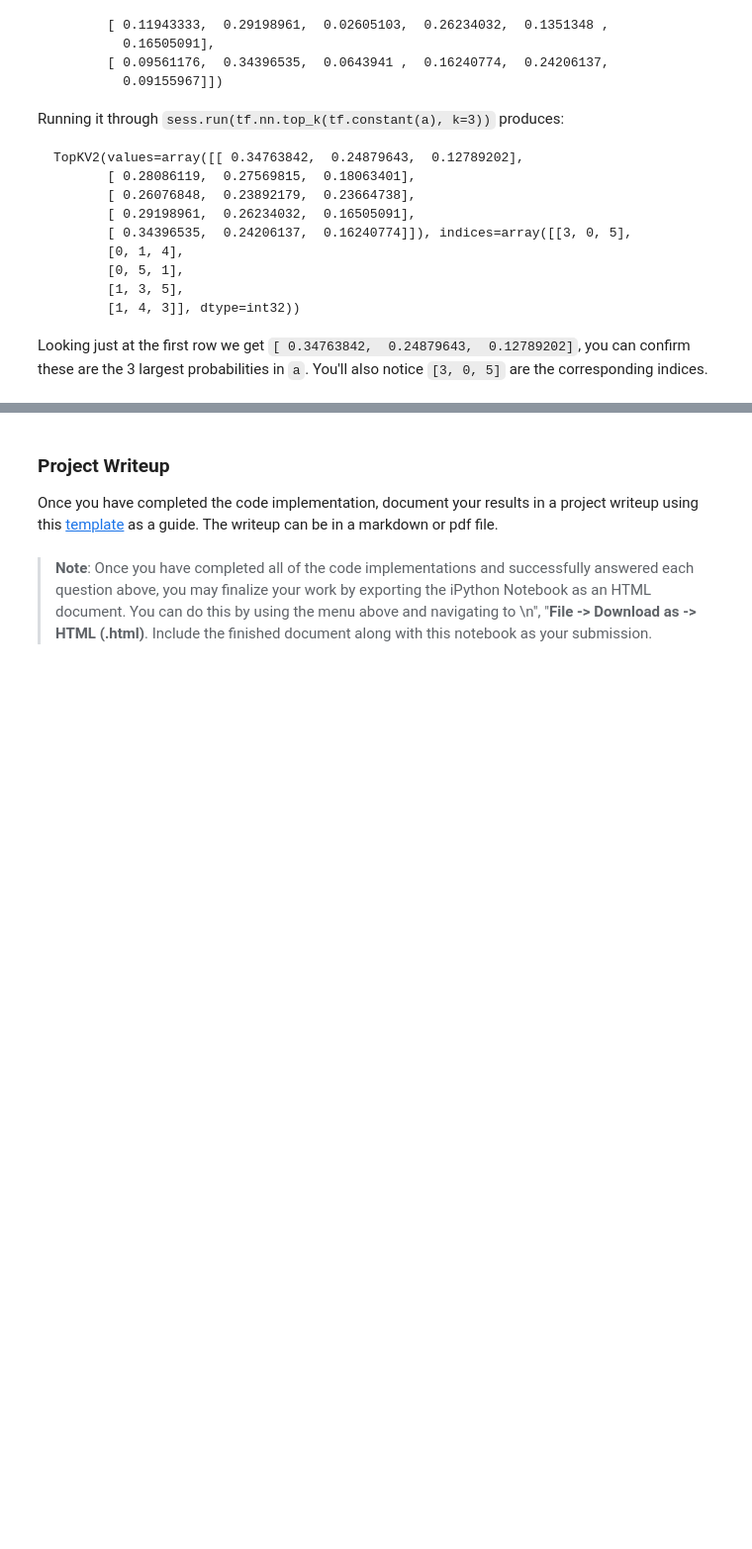
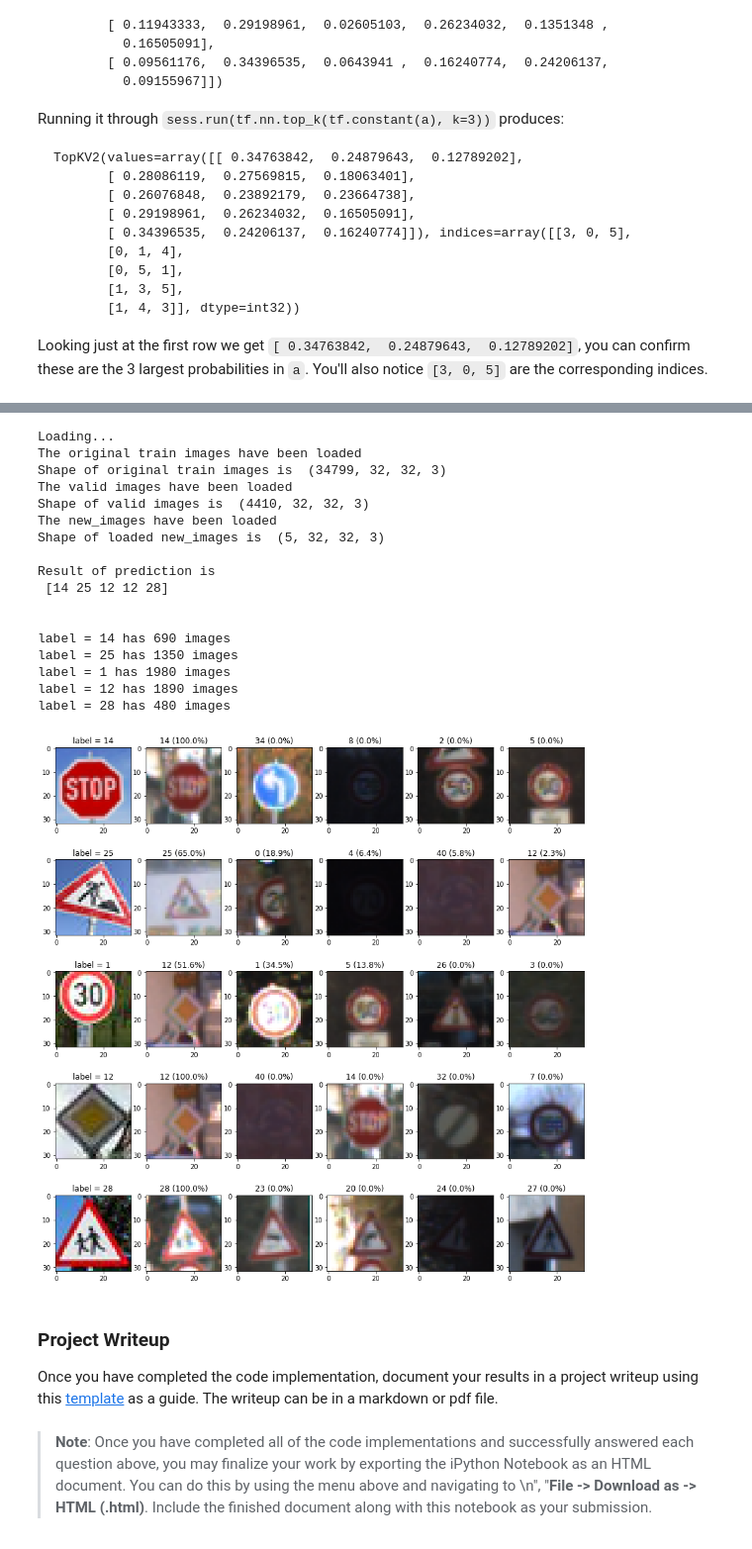
Before and after one commit to hotsuyuki/CarND-Traffic-Sign-Classifier-Project, a Jupyter notebook: Traffic_Sign_Classifier.ipynb, the cells around one changed output, grey strips where cells are left out. Shown at 99% size. Saved outputs shown, nothing was run; the diff lists cells and outputs as text; code cells hidden in the pictures; blank space fills up the shorter version.

```diff
--- a/Traffic_Sign_Classifier.ipynb
+++ b/Traffic_Sign_Classifier.ipynb
@@ -816,7 +830,7 @@ print("The shape of loaded new_labels is ", new_labels.shape)
 
 ''' Grayscale the test data '''
 print("Grayscaling...")
-for i in range(new_images.shape[0]):
+for i in range(n_images):
     new_images[i] = np.expand_dims(cv2.cvtColor(new_images[i], cv2.COLOR_RGB2GRAY), axis=3)
 # Nx32x32x3 ---> Nx32x32x1
 new_images = new_images[:, :, :, 0:1]
@@ -945,3 +936,70 @@ NameError: name 'predicted_labels' is not defined
+# %%
+### Print out the top five softmax probabilities for the predictions on the German traffic sign images found on the web.
+### Feel free to use as many code cells as needed.
+
+''' Load the images '''
+print("Loading...")
+train_file = './train.p'
+valid_file = './valid.p'
+new_images_file = './new_images.p'
+
+with open(train_file, mode='rb') as f:
+    train = pickle.load(f)
+with open(valid_file, mode='rb') as f:
+    valid = pickle.load(f)
+with open(new_images_file, mode='rb') as f:
+    new_images = pickle.load(f)
+
+X_train, y_train = train['features'], train['labels']
+X_valid, y_valid = valid['features'], valid['labels']
+print("The original train images have been loaded")
+print("Shape of original train images is ", X_train.shape)
+print("The valid images have been loaded")
+print("Shape of valid images is ", X_valid.shape)
+print("The new_images have been loaded")
+print("Shape of loaded new_images is ", new_images.shape)
+
+
+''' Output the new images '''
+print("\nResult of prediction is \n", predicted_labels)
+print("\n")
+
+# Count the number of images whose label is in `new_labels`
+n_labels = np.zeros(n_images)
+for i in range(n_images):
+    for j in range(X_train.shape[0]):
+        if (y_train[j] == new_labels[i]):
+            n_labels[i] += 1
+    print("label = {} has {} images".format(int(new_labels[i]), int(n_labels[i])))
+
+# Display `new_images` & predicted images
+fig, axes = plt.subplots(nrows=n_images, ncols=top_k+1)
+for i in range(n_images):
+    axes[i, 0].imshow(new_images[i])
+    axes[i, 0].set_title("label = {}".format(int(new_labels[i])))
+    for j in range(top_k):
+        axes[i, j+1].imshow(X_valid[np.argwhere(y_valid==top_predictions[1][i][j])[0, 0]])
+        axes[i, j+1].set_title("{} ({:.1f}%)".format(top_predictions[1][i][j], top_predictions[0][i][j]*100))
+fig.subplots_adjust(right=2, top=3)
+# %% [output]
+Loading...
+The original train images have been loaded
+Shape of original train images is  (34799, 32, 32, 3)
+The valid images have been loaded
+Shape of valid images is  (4410, 32, 32, 3)
+The new_images have been loaded
+Shape of loaded new_images is  (5, 32, 32, 3)
+
+Result of prediction is
+ [14 25 12 12 28]
+
+
+label = 14 has 690 images
+label = 25 has 1350 images
+label = 1 has 1980 images
+label = 12 has 1890 images
+label = 28 has 480 images
+[figure, added]
 # %% [markdown]
 ### Project Writeup
 
```
Also changed, not shown: parts of 9 cells of this notebook, 1 other file.
